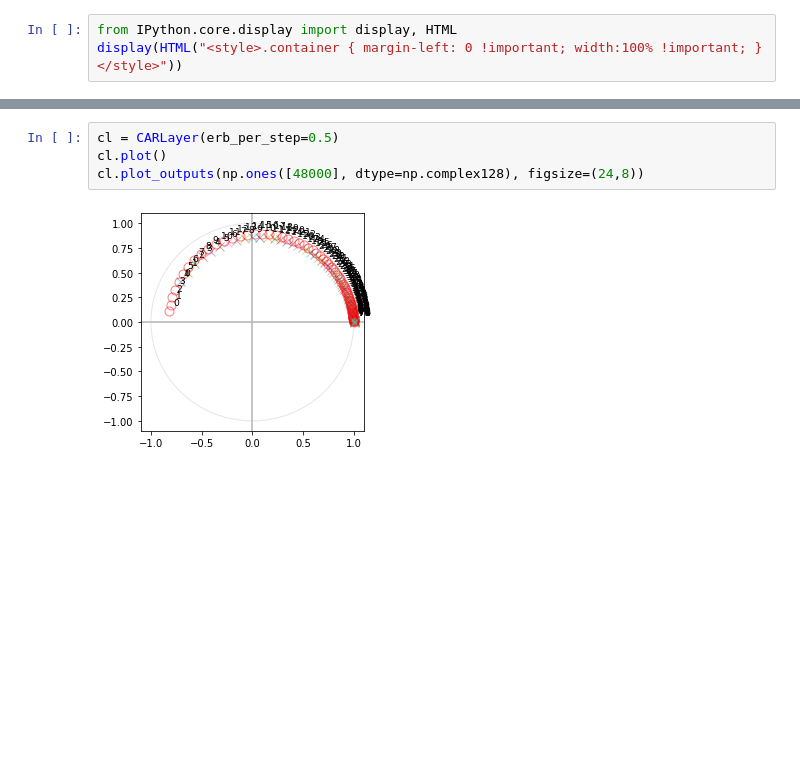
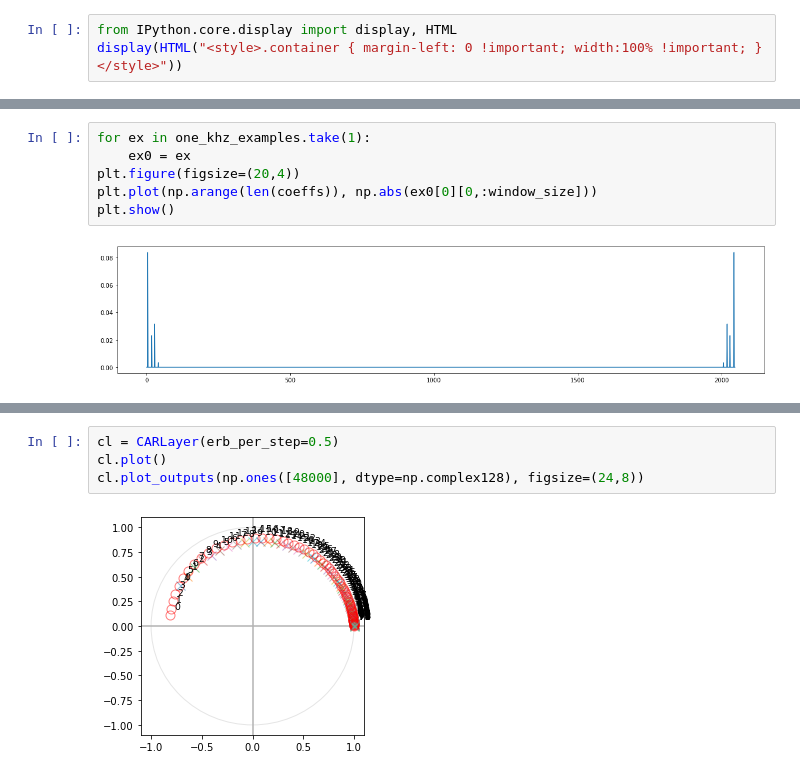
Before and after one commit to google-research/korvapuusti, a Jupyter notebook: experiments/partial_loudness/analysis/jupyter/TensorEars.ipynb, the cells around one changed output, grey strips where cells are left out. Drawn from its saved outputs; the diff is of its cells as text; blank space fills up the shorter version.

```diff
--- a/experiments/partial_loudness/analysis/jupyter/TensorEars.ipynb
+++ b/experiments/partial_loudness/analysis/jupyter/TensorEars.ipynb
@@ -419,0 +468,8 @@ tf.Tensor(
+# %%
+for ex in one_khz_examples.take(1):
+    ex0 = ex
+plt.figure(figsize=(20,4))
+plt.plot(np.arange(len(coeffs)), np.abs(ex0[0][0,:window_size]))
+plt.show()
+# %% [output]
+[figure, added]
```
Also changed, not shown: parts of 9 cells of this notebook.
